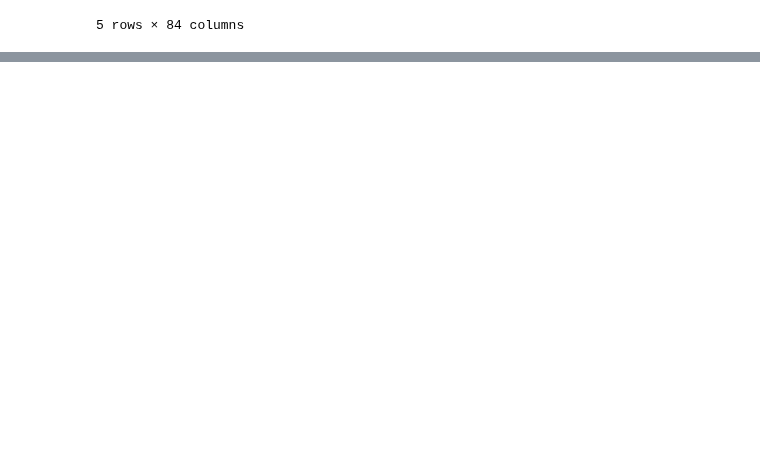
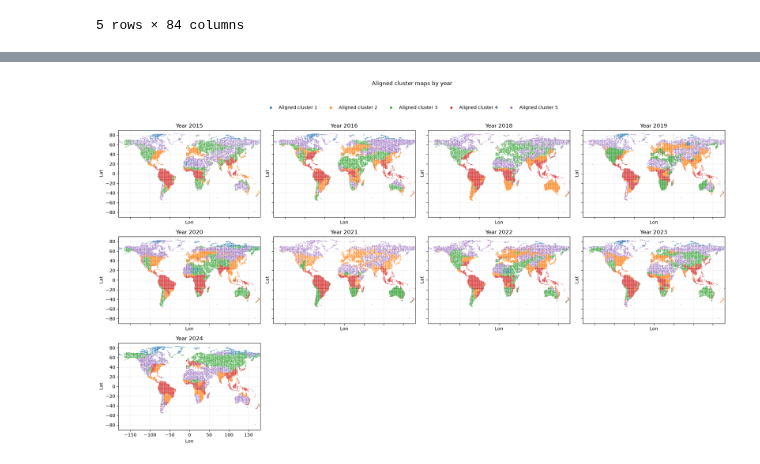
Before and after one commit to ghg-ai-lab-complexity72-dev/complexity72_2026, a Jupyter notebook: all_clusters_normalized_comparisson.ipynb, the cells around one changed output, grey strips where cells are left out. Drawn from its saved outputs; the diff is of its cells as text; code cells hidden in the pictures; blank space fills up the shorter version.

```diff
--- a/all_clusters_normalized_comparisson.ipynb
+++ b/all_clusters_normalized_comparisson.ipynb
@@ -491,3 +451,6 @@ for year in years:
 2022: unmapped aligned clusters = 0
 2023: unmapped aligned clusters = 0
 2024: unmapped aligned clusters = 0
+# %%
+all_points_not_aligned = pd.read_csv("C:/Users/darja/Complexity72h/complexity72_2026/clustering/kmeans_classified_points_all_years.csv")
+all_points_not_aligned
@@ -493,0 +471,3 @@ for year in years:
+# %%
+clusters_not_aligned = pd.read_csv("C:\\Users\\darja\\Complexity72h\\complexity72_2026\\clustering\\kmeans_cluster_all_years.csv")
+clusters_not_aligned
@@ -534,13 +574,0 @@ all_clusters_normalized.groupby(["year","cluster"])[["emission", "growth_rate",
-# %%
-# ── 4. Map to your point-level data ──────────────────────────────────────────
-df = pd.read_csv(
-    r"C:\Users\darja\Complexity72h\complexity72_2026\clustering\kmeans_classified_points_all_years.csv"
- )
-
-dfs = []
-for year in all_clusters_normalized["year"].unique():
-    df_i = df[["lat", "lon", f"kmeans_cluster_{year}"]].rename(columns={f"kmeans_cluster_{year}": "cluster"})
-    acn_i = all_clusters_normalized[all_clusters_normalized["year"]==year][["cluster", "emission", "gosif","growth_rate"]]
-    df_i = df_i.merge(acn_i, left_on=f"cluster", right_on="cluster", how="left", validate="many_to_one")
-
-    df_i.to_csv(f"C:\\Users\\darja\\Complexity72h\\complexity72_2026\\clustering\\for_plots\\cluster_info_{year}.csv", index=False)
@@ -646,0 +897,78 @@ plt.show()
+# %%
+# Map of NEW (aligned) clusters by year
+import math
+import numpy as np
+import seaborn as sns
+import matplotlib.pyplot as plt
+
+# Reuse aligned-cluster table from the distribution step
+if "plot_df" not in globals():
+    raise ValueError("plot_df is not available. Run the distribution cell first.")
+map_df_new = plot_df.dropna(subset=["aligned_cluster"]).copy()
+map_df_new["aligned_cluster"] = pd.to_numeric(map_df_new["aligned_cluster"], errors="coerce")
+map_df_new = map_df_new.dropna(subset=["aligned_cluster"]).copy()
+map_df_new["aligned_cluster"] = map_df_new["aligned_cluster"].astype(int)
+
+if "years_to_exclude" in globals():
+    map_df_new = map_df_new[~map_df_new["year"].isin(years_to_exclude)].copy()
+
+# Optional point downsampling per (year, aligned_cluster) to keep maps responsive
+MAX_POINTS_PER_GROUP = 4000
+rng = np.random.default_rng(42)
+map_df_new["_rand"] = rng.random(len(map_df_new))
+map_df_new = (
+    map_df_new.sort_values(["year", "aligned_cluster", "_rand"])
+    .groupby(["year", "aligned_cluster"], as_index=False, group_keys=False)
+    .head(MAX_POINTS_PER_GROUP)
+    .drop(columns=["_rand"])
+)
+
+years_map = sorted(map_df_new["year"].unique())
+clusters_map = sorted(map_df_new["aligned_cluster"].unique())
+cluster_colors_map = dict(zip(clusters_map, sns.color_palette("tab10", n_colors=len(clusters_map))))
+
+ncols = 4
+nrows = math.ceil(len(years_map) / ncols)
+fig, axes = plt.subplots(nrows, ncols, figsize=(4.9 * ncols, 3.5 * nrows), sharex=True, sharey=True)
+axes = np.array(axes).reshape(-1)
+
+for i, year in enumerate(years_map):
+    ax = axes[i]
+    d = map_df_new[map_df_new["year"] == year]
+
+    for c in clusters_map:
+        d_c = d[d["aligned_cluster"] == c]
+        if d_c.empty:
+            continue
+        ax.scatter(
+            d_c["lon"],
+            d_c["lat"],
+            s=2,
+            alpha=0.65,
+            color=cluster_colors_map[c],
+            linewidths=0,
+            rasterized=True,
+            label=f"C{c}",
+        )
+
+    ax.set_title(f"Year {year}")
+    ax.set_xlim(-180, 180)
+    ax.set_ylim(-90, 90)
+    ax.grid(True, alpha=0.2)
+    ax.set_xlabel("Lon")
+    ax.set_ylabel("Lat")
+
+for j in range(len(years_map), len(axes)):
+    axes[j].set_visible(False)
+
+handles = [
+    plt.Line2D([0], [0], marker="o", color="w", markerfacecolor=cluster_colors_map[c],
+               markersize=6, linestyle="", label=f"Aligned cluster {c}")
+    for c in clusters_map
+]
+fig.legend(handles=handles, loc="upper center", ncol=min(5, len(handles)), frameon=False, bbox_to_anchor=(0.5, 1.02))
+fig.suptitle("Aligned cluster maps by year", y=1.08)
+plt.tight_layout()
+plt.show()
+# %% [output]
+[figure, added]
```
Also changed, not shown: parts of 19 cells of this notebook, 9 other files.
